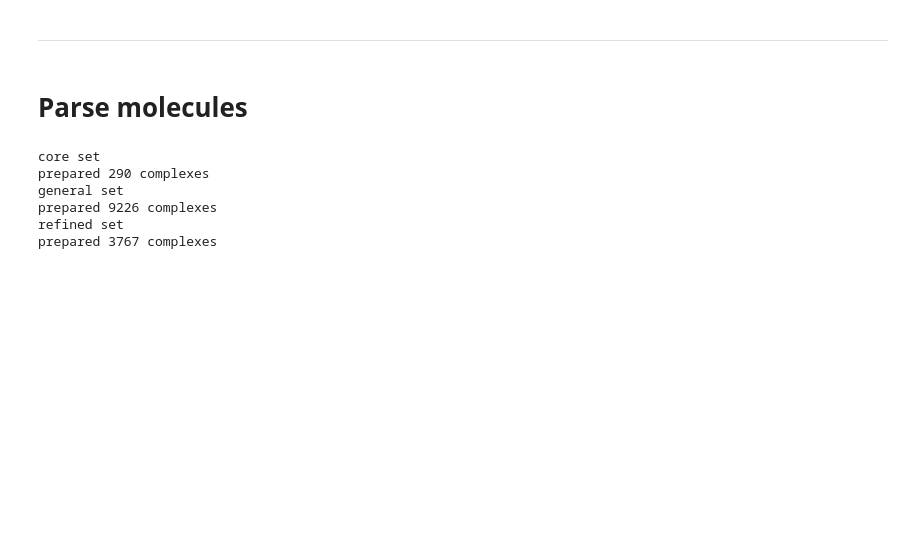
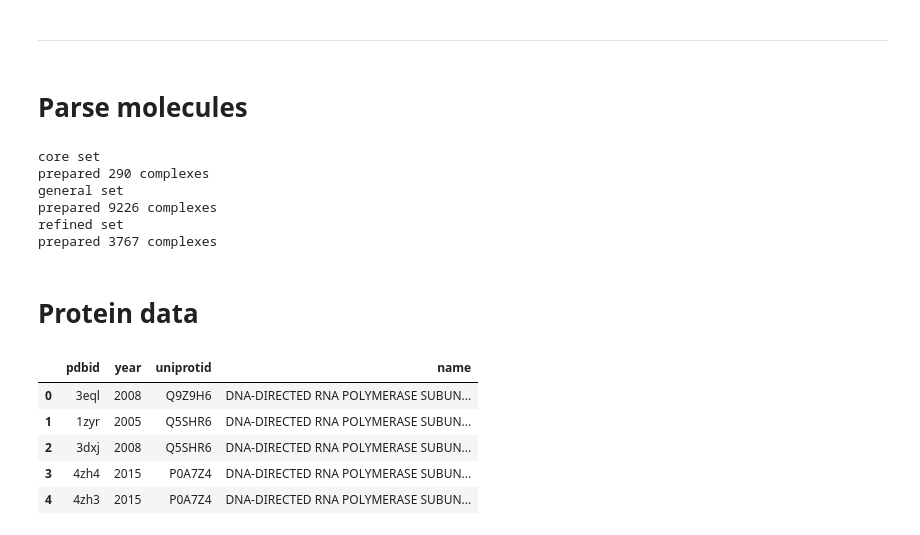
Before and after one commit to kacperszo/pafnucy, a Jupyter notebook: pdbbind_data.ipynb, the cells around one changed output. Saved outputs shown, nothing was run; the diff lists cells and outputs as text; code cells hidden in the pictures; blank space fills up the shorter version.

```diff
--- a/pdbbind_data.ipynb
+++ b/pdbbind_data.ipynb
@@ -161,3 +161,18 @@ general set
 prepared 9226 complexes
 refined set
 prepared 3767 complexes
+# %% [markdown]
+# Protein data
+# %%
+protein_data = pd.read_csv('%s/PDBbind_2016_plain_text_index/index/INDEX_general_PL_name.2016' % path,
+                           comment='#', sep='  ', engine='python', na_values='------',
+                           header=None, names=['pdbid', 'year', 'uniprotid', 'name'])
+
+protein_data.head()
+# %% [output]
+|  | pdbid | year | uniprotid | name |
+| 0 | 3eql | 2008 | Q9Z9H6 | DNA-DIRECTED RNA POLYMERASE SUBUN... |
+| 1 | 1zyr | 2005 | Q5SHR6 | DNA-DIRECTED RNA POLYMERASE SUBUN... |
+| 2 | 3dxj | 2008 | Q5SHR6 | DNA-DIRECTED RNA POLYMERASE SUBUN... |
+| 3 | 4zh4 | 2015 | P0A7Z4 | DNA-DIRECTED RNA POLYMERASE SUBUN... |
+| 4 | 4zh3 | 2015 | P0A7Z4 | DNA-DIRECTED RNA POLYMERASE SUBUN... |
```
Also changed, not shown: parts of 4 cells of this notebook, 1 other file.
